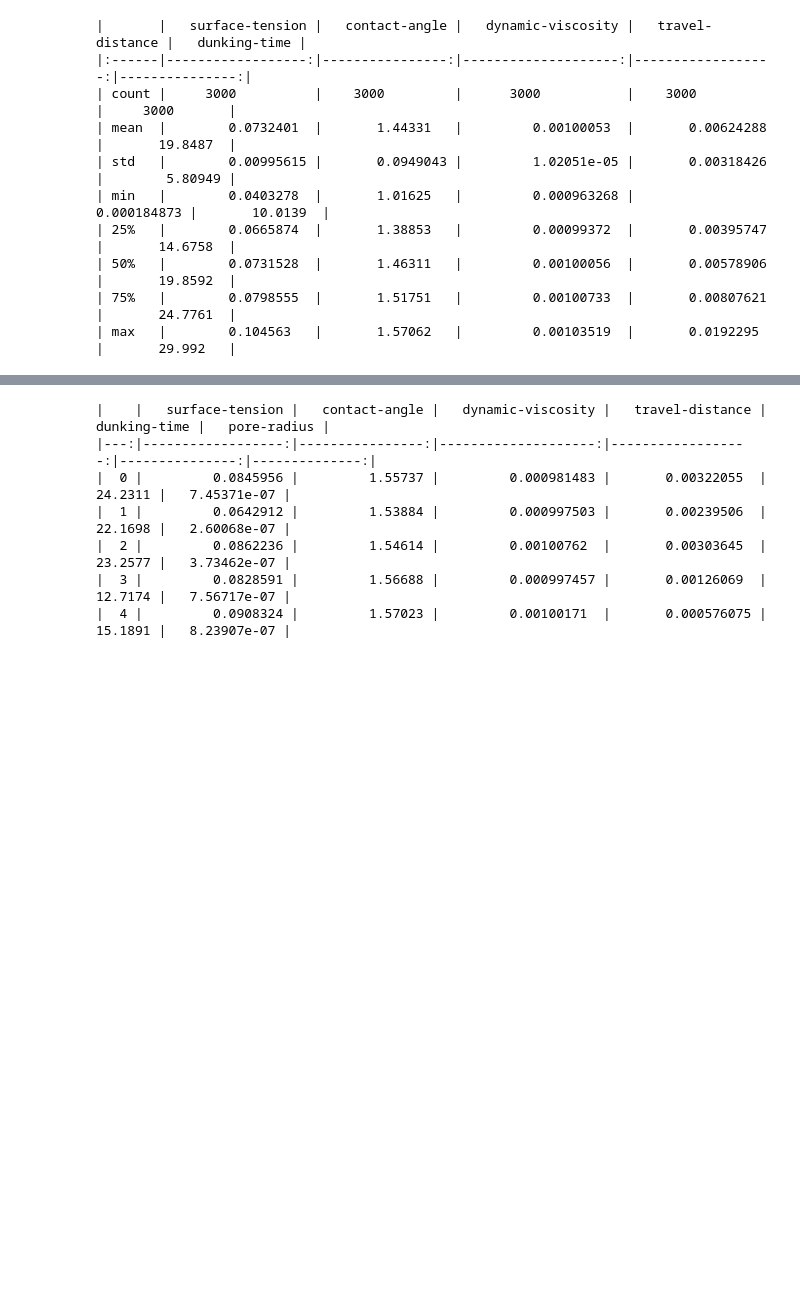
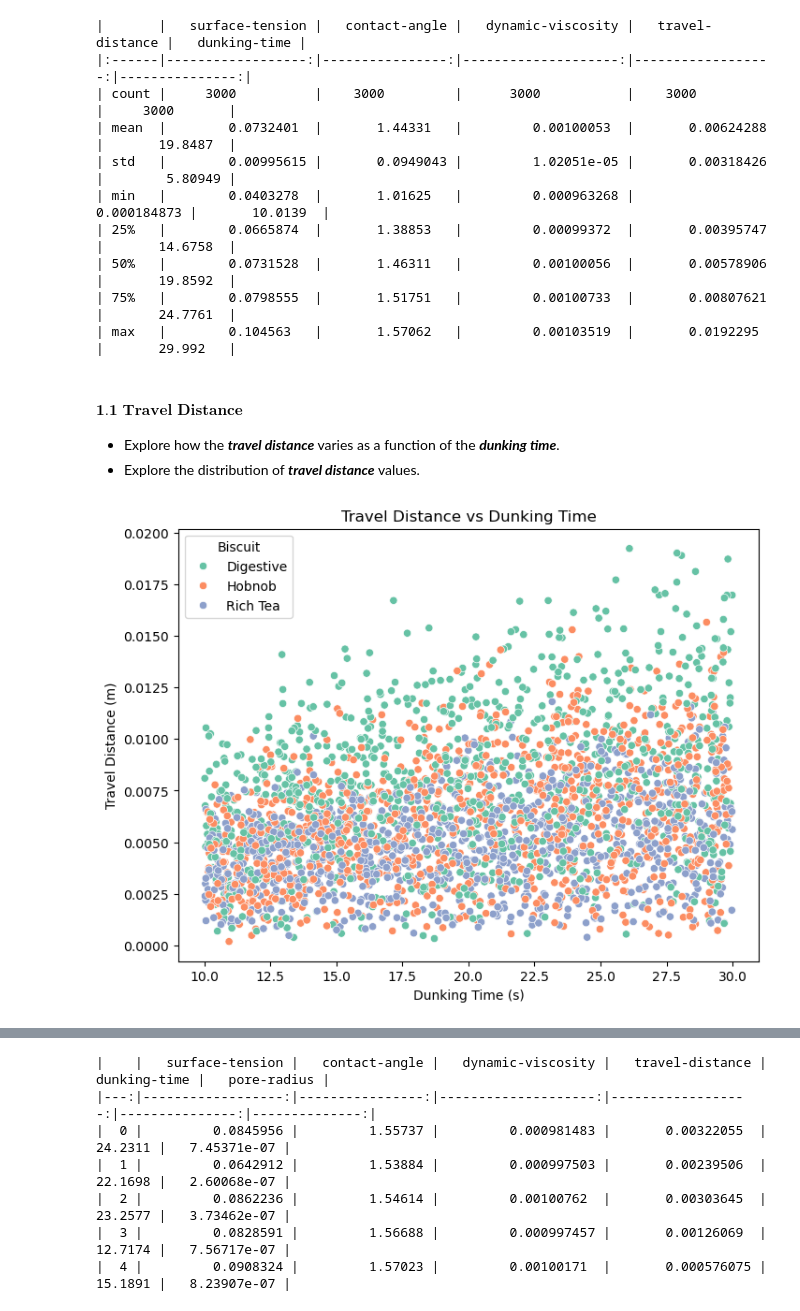
Before and after one commit to Pavan365/Biscuit-Dunking-Project, a Jupyter notebook: src/data-exploration/exploration.ipynb, the cells around one changed output, grey strips where cells are left out. Saved outputs shown, nothing was run; the diff lists cells and outputs as text; code cells hidden in the pictures; blank space fills up the shorter version.

```diff
--- a/src/data-exploration/exploration.ipynb
+++ b/src/data-exploration/exploration.ipynb
@@ -52,3 +56,31 @@ print(dunking.describe().to_markdown())
 | 50%   |        0.0731528  |       1.46311   |         0.00100056  |       0.00578906  |       19.8592  |
 | 75%   |        0.0798555  |       1.51751   |         0.00100733  |       0.00807621  |       24.7761  |
 | max   |        0.104563   |       1.57062   |         0.00103519  |       0.0192295   |       29.992   |
+# %% [markdown]
+#### $\textbf{1.1 Travel Distance}$
+
++ Explore how the ***travel distance*** varies as a function of the ***dunking time***.
++ Explore the distribution of ***travel distance*** values.
+# %%
+# Plot the travel-distance against dunking-time.
+fig, ax = plt.subplots(figsize=(8, 6))
+
+# Plot the data.
+sns.scatterplot(data=dunking,
+                x="dunking-time",
+                y="travel-distance",
+                hue="biscuit",
+                palette="Set2",
+                ax=ax)
+
+# Set the labels.
+ax.set_title("Travel Distance vs Dunking Time")
+ax.set_xlabel("Dunking Time (s)")
+ax.set_ylabel("Travel Distance (m)")
+
+# Set the legend.
+ax.legend(title="Biscuit")
+
+plt.show()
+# %% [output]
+[figure, added]
```
Also changed, not shown: parts of 25 cells of this notebook.
